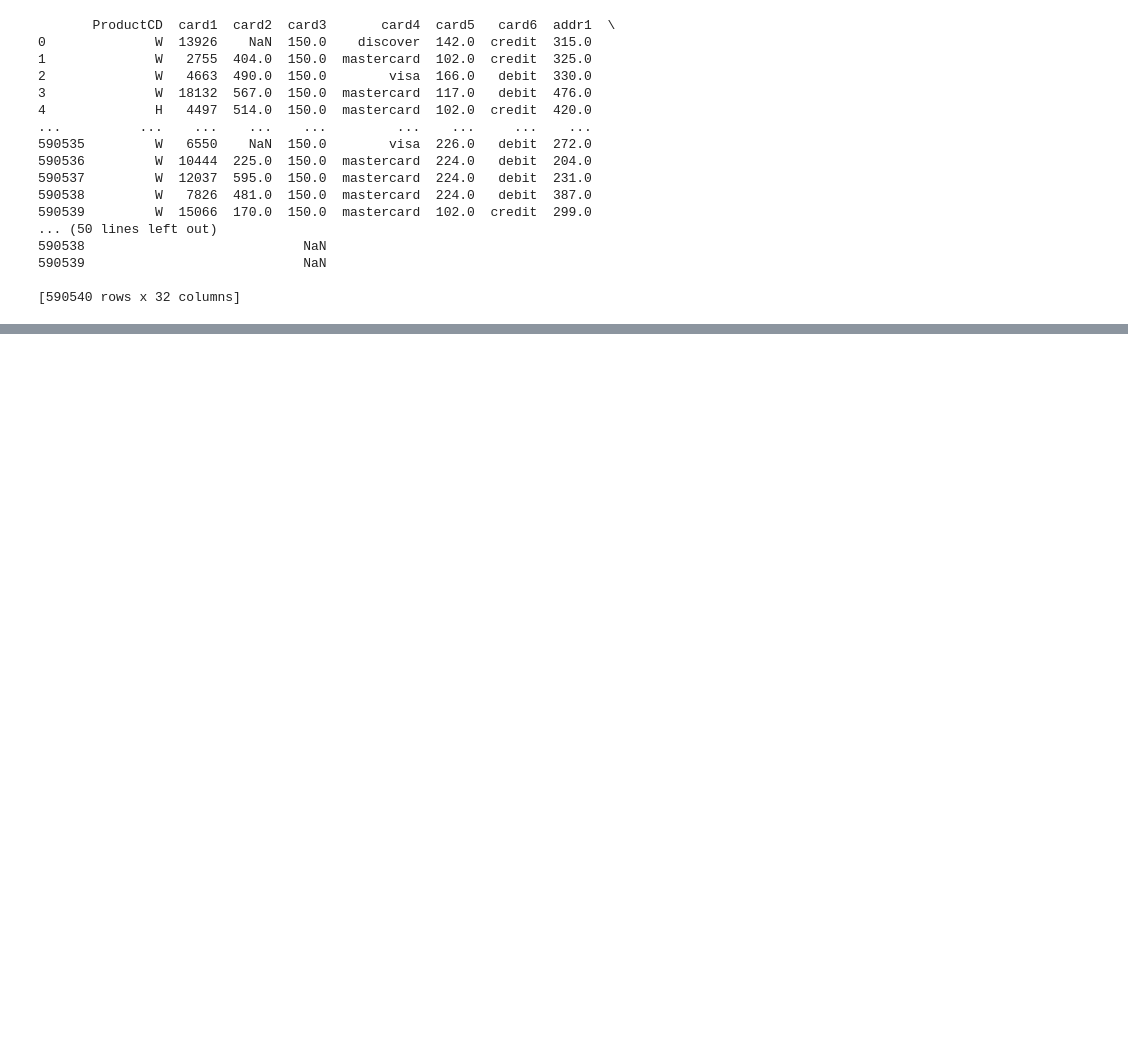
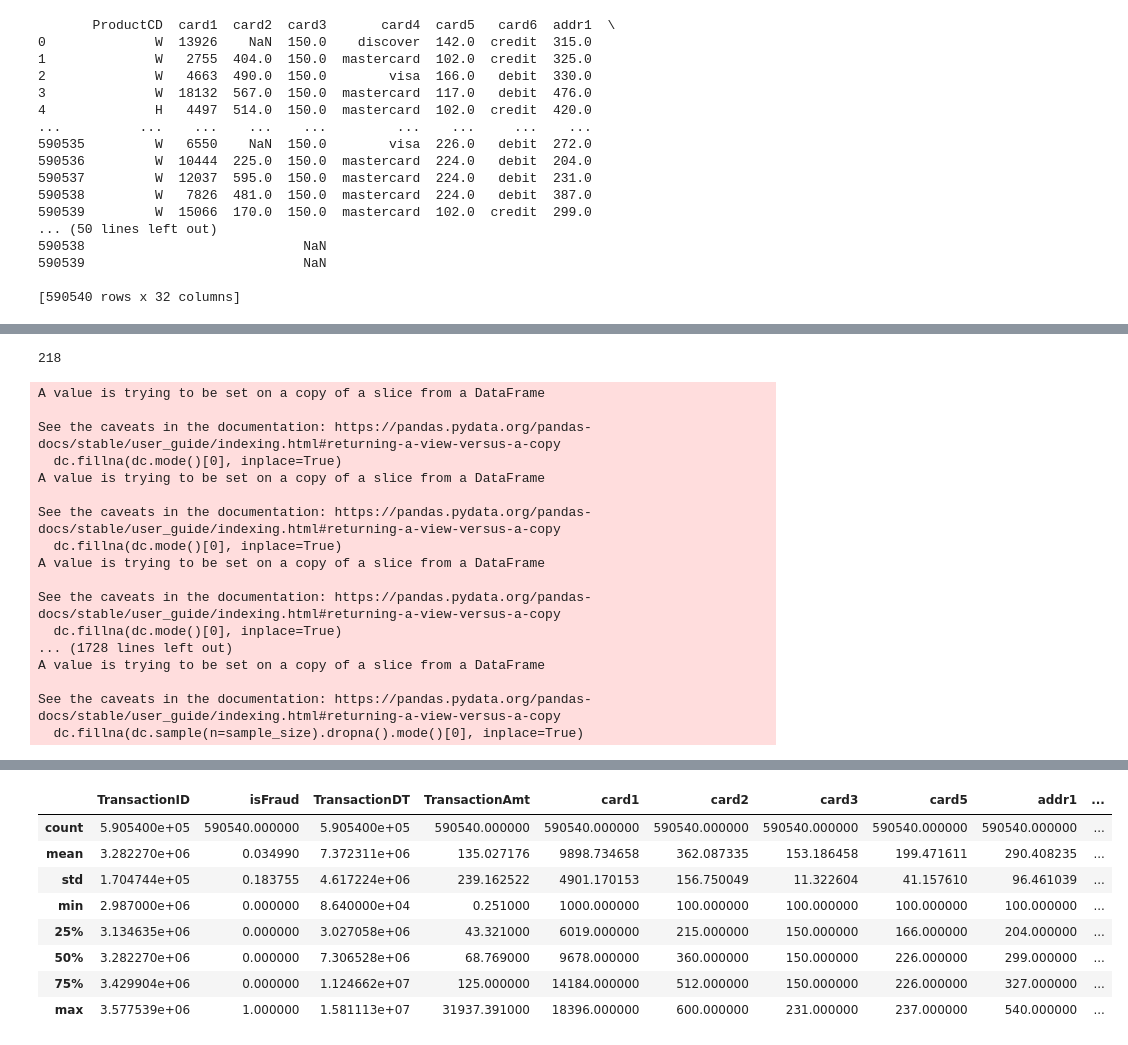
Before and after one commit to art204/fraud-detection, a Jupyter notebook: own_data_pre.ipynb, the cells around one changed output, grey strips where cells are left out. Cells and saved outputs as stored; diff of their text form; code cells hidden in the pictures; blank space fills up the shorter version.

```diff
--- a/own_data_pre.ipynb
+++ b/own_data_pre.ipynb
@@ -12,9 +12,13 @@ import itertools as it
 from collections import defaultdict
 import seaborn as sns
 pd.set_option('display.max_columns', None)
+# %%
+path_common_source_trans = '/home/user/Desktop/courseProject/data/train_transaction.csv'
+path_common_source_idn = '/home/user/Desktop/courseProject/data/train_identity.csv'
+path_to_data_folder = '/home/user/Desktop/courseProject/data/'
 # %%
-train_trs = pd.read_csv('/home/user/Desktop/courseProject/data/train_transaction.csv')
-train_idn = pd.read_csv('/home/user/Desktop/courseProject/data/train_identity.csv')
+train_trs = pd.read_csv(path_common_source_trans)
+train_idn = pd.read_csv(path_common_source_idn )
 # %%
 data_merged = pd.merge(train_trs, train_idn, left_on='TransactionID', right_on='TransactionID', how='left')
 # %%
@@ -168,0 +161,4 @@ data_test.to_csv('/home/user/Desktop/courseProject/data/clear_and_filled.csv')
+# %%
+data_test.describe()
+# %% [output]
+218
@@ -168,0 +167,28 @@ data_test.to_csv('/home/user/Desktop/courseProject/data/clear_and_filled.csv')
+# %%
+%%time
+data_f0 = data_merged_rm_cols[data_merged_rm_cols['isFraud'] == 0]
+data_f1 = data_merged_rm_cols[data_merged_rm_cols['isFraud'] == 1]
+proc_cat_col(data_f0, cat_features_mask)
+proc_val_col(data_f0, cat_features_mask,10000)
+proc_cat_col(data_f1, cat_features_mask)
+proc_val_col(data_f1, cat_features_mask,10000)
+clear_and_nan = pd.concat([data_f0, data_f1])
+clear_and_nan.describe()
+# %% [output]
+A value is trying to be set on a copy of a slice from a DataFrame
+
+See the caveats in the documentation: https://pandas.pydata.org/pandas-docs/stable/user_guide/indexing.html#returning-a-view-versus-a-copy
+  dc.fillna(dc.mode()[0], inplace=True)
+A value is trying to be set on a copy of a slice from a DataFrame
+
+See the caveats in the documentation: https://pandas.pydata.org/pandas-docs/stable/user_guide/indexing.html#returning-a-view-versus-a-copy
+  dc.fillna(dc.mode()[0], inplace=True)
+A value is trying to be set on a copy of a slice from a DataFrame
+
+See the caveats in the documentation: https://pandas.pydata.org/pandas-docs/stable/user_guide/indexing.html#returning-a-view-versus-a-copy
+  dc.fillna(dc.mode()[0], inplace=True)
+... (1728 lines left out)
+A value is trying to be set on a copy of a slice from a DataFrame
+
+See the caveats in the documentation: https://pandas.pydata.org/pandas-docs/stable/user_guide/indexing.html#returning-a-view-versus-a-copy
+  dc.fillna(dc.sample(n=sample_size).dropna().mode()[0], inplace=True)
@@ -168,0 +197,9 @@ data_test.to_csv('/home/user/Desktop/courseProject/data/clear_and_filled.csv')
+|  | TransactionID | isFraud | TransactionDT | TransactionAmt | card1 | card2 | card3 | card5 | addr1 | ... |
+| count | 5.905400e+05 | 590540.000000 | 5.905400e+05 | 590540.000000 | 590540.000000 | 590540.000000 | 590540.000000 | 590540.000000 | 590540.000000 | ... |
+| mean | 3.282270e+06 | 0.034990 | 7.372311e+06 | 135.027176 | 9898.734658 | 362.087335 | 153.186458 | 199.471611 | 290.408235 | ... |
+| std | 1.704744e+05 | 0.183755 | 4.617224e+06 | 239.162522 | 4901.170153 | 156.750049 | 11.322604 | 41.157610 | 96.461039 | ... |
+| min | 2.987000e+06 | 0.000000 | 8.640000e+04 | 0.251000 | 1000.000000 | 100.000000 | 100.000000 | 100.000000 | 100.000000 | ... |
+| 25% | 3.134635e+06 | 0.000000 | 3.027058e+06 | 43.321000 | 6019.000000 | 215.000000 | 150.000000 | 166.000000 | 204.000000 | ... |
+| 50% | 3.282270e+06 | 0.000000 | 7.306528e+06 | 68.769000 | 9678.000000 | 360.000000 | 150.000000 | 226.000000 | 299.000000 | ... |
+| 75% | 3.429904e+06 | 0.000000 | 1.124662e+07 | 125.000000 | 14184.000000 | 512.000000 | 150.000000 | 226.000000 | 327.000000 | ... |
+| max | 3.577539e+06 | 1.000000 | 1.581113e+07 | 31937.391000 | 18396.000000 | 600.000000 | 231.000000 | 237.000000 | 540.000000 | ... |
```
Also changed, not shown: parts of 13 cells of this notebook.
